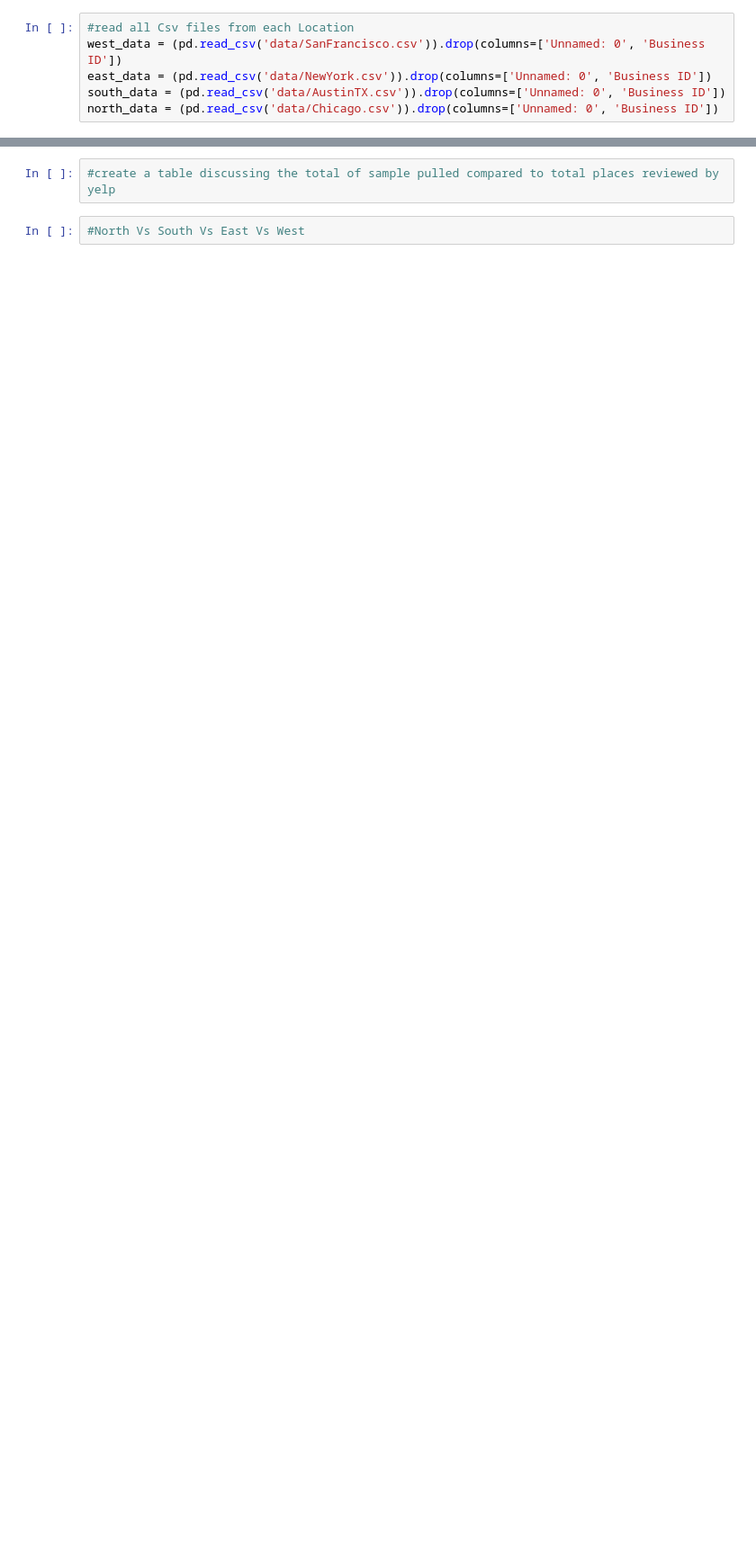
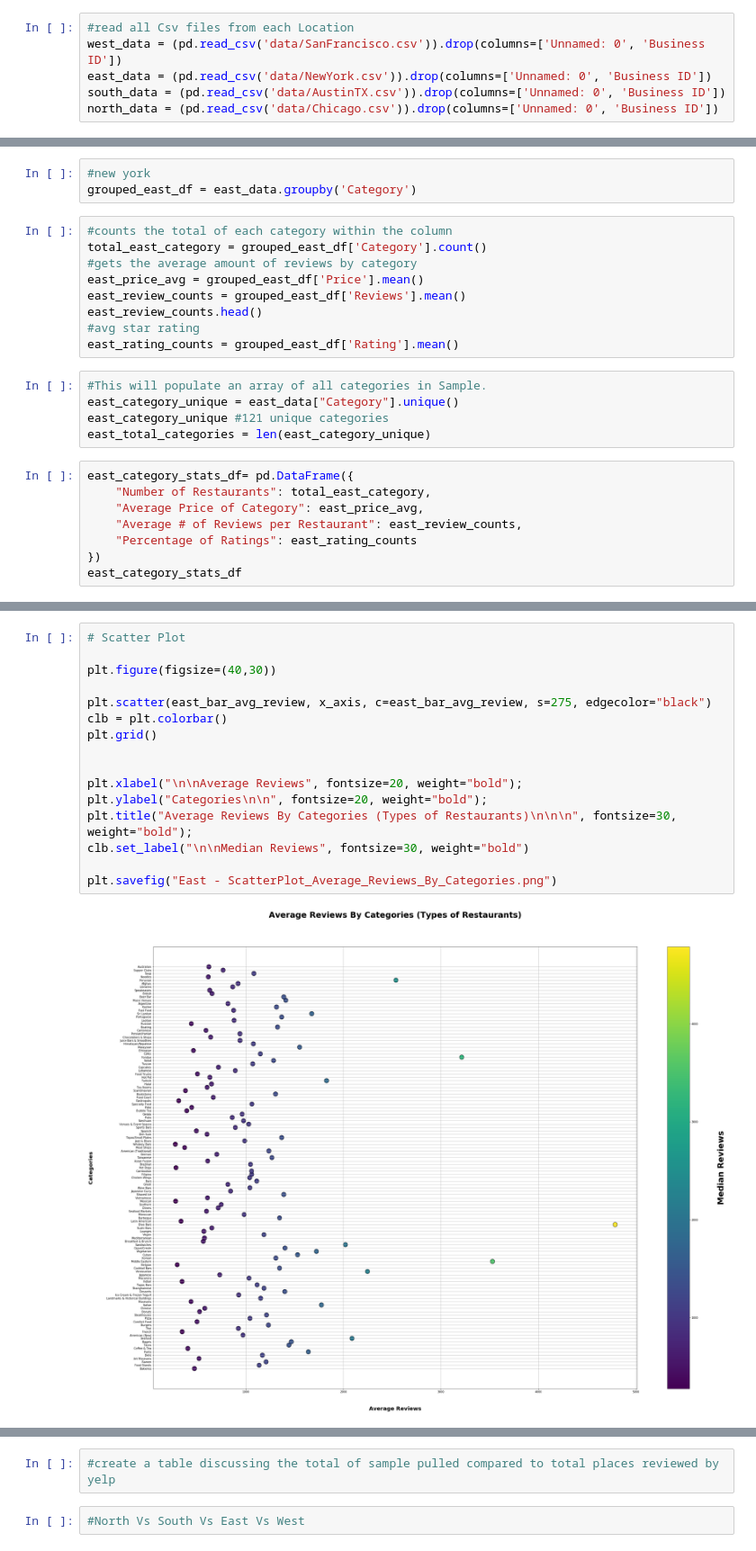
Before and after one commit to elzster/Yelp-Analytics, a Jupyter notebook: ProjectMaster.ipynb, the cells around one changed output, grey strips where cells are left out. Shown at 90% size. Saved outputs shown, nothing was run; the diff lists cells and outputs as text; blank space fills up the shorter version.

```diff
--- a/ProjectMaster.ipynb
+++ b/ProjectMaster.ipynb
@@ -61,0 +57,25 @@ KeyError: 'Price'
+# %%
+#new york
+grouped_east_df = east_data.groupby('Category')
+# %%
+#counts the total of each category within the column
+total_east_category = grouped_east_df['Category'].count()
+#gets the average amount of reviews by category
+east_price_avg = grouped_east_df['Price'].mean()
+east_review_counts = grouped_east_df['Reviews'].mean()
+east_review_counts.head()
+#avg star rating
+east_rating_counts = grouped_east_df['Rating'].mean()
+# %%
+#This will populate an array of all categories in Sample.
+east_category_unique = east_data["Category"].unique()
+east_category_unique #121 unique categories
+east_total_categories = len(east_category_unique)
+# %%
+east_category_stats_df= pd.DataFrame({
+    "Number of Restaurants": total_east_category,
+    "Average Price of Category": east_price_avg,
+    "Average # of Reviews per Restaurant": east_review_counts,
+    "Percentage of Ratings": east_rating_counts
+})
+east_category_stats_df
@@ -61,0 +143,18 @@ KeyError: 'Price'
+# %%
+# Scatter Plot
+
+plt.figure(figsize=(40,30))
+
+plt.scatter(east_bar_avg_review, x_axis, c=east_bar_avg_review, s=275, edgecolor="black")
+clb = plt.colorbar()
+plt.grid()
+
+
+plt.xlabel("\n\nAverage Reviews", fontsize=20, weight="bold");
+plt.ylabel("Categories\n\n", fontsize=20, weight="bold");
+plt.title("Average Reviews By Categories (Types of Restaurants)\n\n\n", fontsize=30, weight="bold");
+clb.set_label("\n\nMedian Reviews", fontsize=30, weight="bold")
+
+plt.savefig("East - ScatterPlot_Average_Reviews_By_Categories.png")
+# %% [output]
+[figure, added]
```
Also changed, not shown: parts of 40 cells of this notebook, 14 other files.
